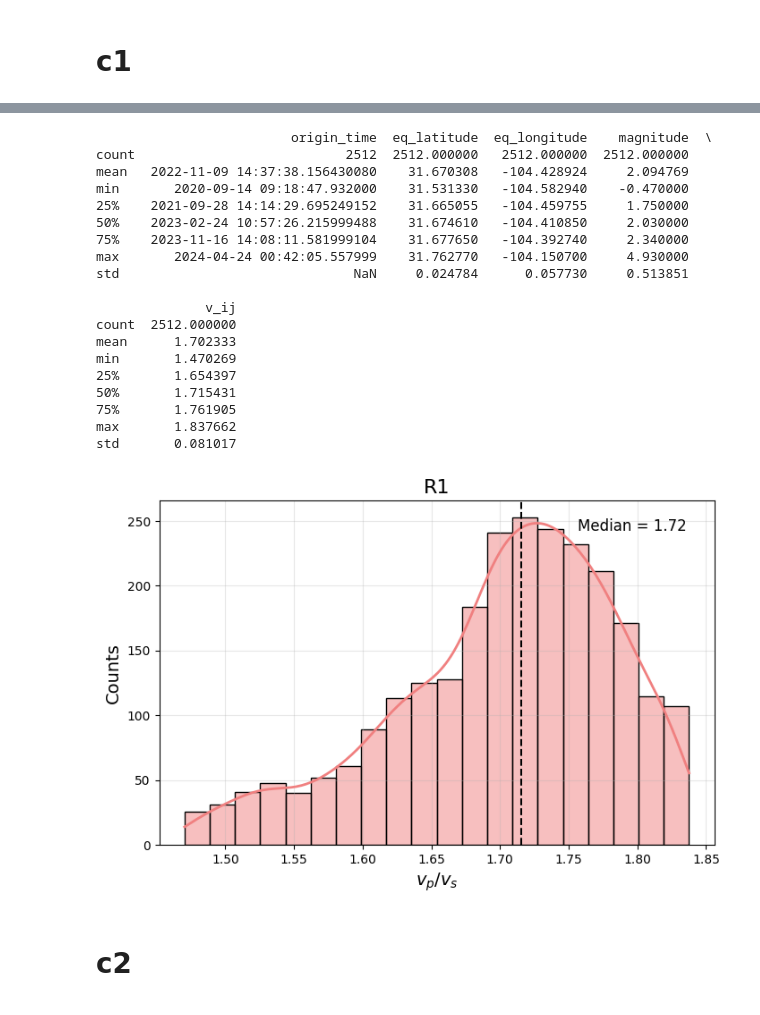
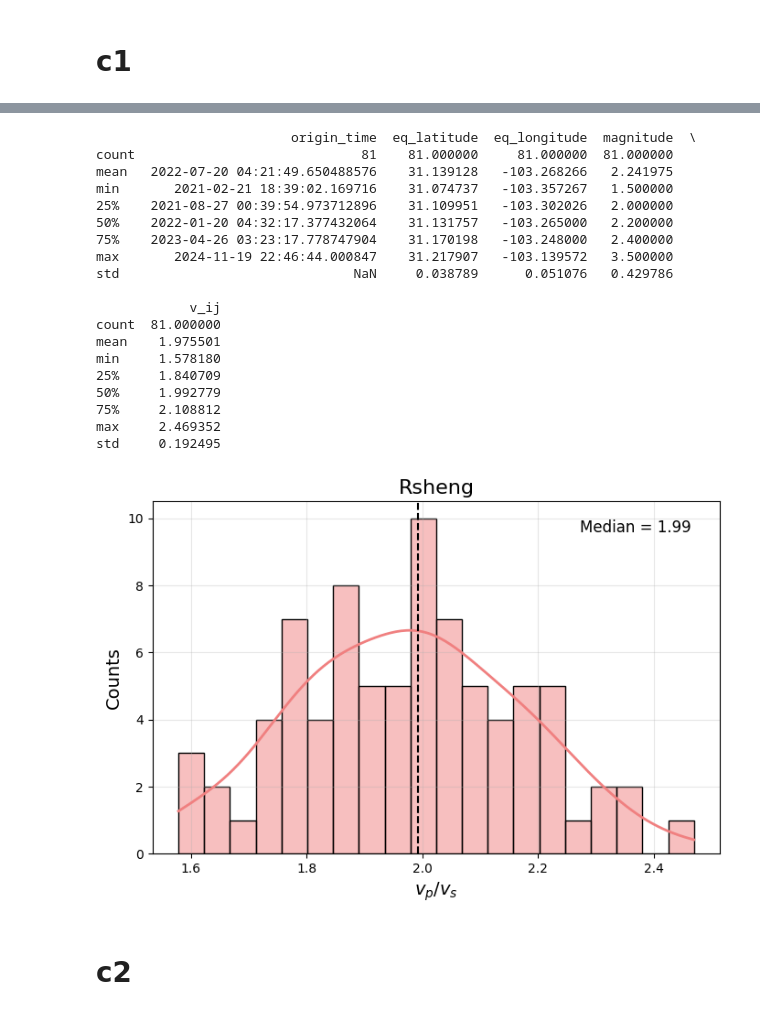
Before and after one commit to ecastillot/delaware, a Jupyter notebook: 10102024/script/vps/vps_regions_sheng.ipynb, the cells around one changed output, grey strips where cells are left out. Saved outputs shown, nothing was run; the diff lists cells and outputs as text; code cells hidden in the pictures.

Commit message:
enverus_v1+sheng+analysis

```diff
--- a/10102024/script/vps/vps.ipynb
+++ b/10102024/script/vps/vps_regions_sheng.ipynb
@@ -98,16 +98,16 @@ def plot_vij_histogram(vij_df, cluster,bins=20,output=None):
 # %% [markdown]
 # c1
 # %%
-c1 = "/home/emmanuel/ecastillo/dev/delaware/10102024/data_git/clusters/C1.bna"
-root = "/home/emmanuel/ecastillo/dev/delaware/10102024/data/eq/aoi/growclust"
-catalog_path = "/home/emmanuel/ecastillo/dev/delaware/10102024/data_git/clusters/eq_c1.csv"
-picks_path = "/home/emmanuel/ecastillo/dev/delaware/10102024/data/eq/aoi/growclust/picks.db"
+c1 = "/home/emmanuel/ecastillo/dev/delaware/10102024/data_git/clusters/sheng.bna"
+root = "/home/emmanuel/ecastillo/dev/delaware/10102024/data/eq/sheng"
+catalog_path = "/home/emmanuel/ecastillo/dev/delaware/10102024/data/eq/sheng/origin.csv"
+picks_path = "/home/emmanuel/ecastillo/dev/delaware/10102024/data/eq/sheng/picks.db"
 author = "growclust"
 proj = "EPSG:3857"
-stations_path = "/home/emmanuel/ecastillo/dev/delaware/10102024/data_git/stations/standard_stations.csv"
+stations_path = "/home/emmanuel/ecastillo/dev/delaware/10102024/data/stations/delaware_onlystations_160824.csv"
 
 stations = pd.read_csv(stations_path)
-stations_columns = ["network","station","latitude","longitude","elevation","x[km]","y[km]"]
+stations_columns = ["network","station","latitude","longitude","elevation"]
 stations = stations[stations_columns]
 stations["station_index"] = stations.index
 stations = Stations(data=stations,xy_epsg=proj)
@@ -119,7 +119,8 @@ c1 = list(zip(c1['lon'], c1['lat']))
 eqpicks = EQPicks(root,author=author,
                       xy_epsg=proj,
                       catalog_path=catalog_path,
-                      picks_path=picks_path
+                      picks_path=picks_path,
+                      catalog_header_line=1
                       )
 stations.filter_general_region(c1)
 cat,picks = eqpicks.get_catalog_with_picks(
@@ -159,36 +174,36 @@ Catalog | 4742 events
 # %%
-cluster = 1
+cluster = "sheng"
 
-output = os.path.join(dw_path,f"data_git/clusters/vps_c{cluster}.csv")
-cat.to_csv(output,index=False)
+# output = os.path.join(dw_path,f"data_git/clusters/vps_c{cluster}.csv")
+# cat.to_csv(output,index=False)
 
 Q1 = cat['v_ij'].quantile(0.10)
 Q3 = cat['v_ij'].quantile(0.90)
 iqr_cat = cat[(cat['v_ij'] >= Q1) & (cat['v_ij'] <= Q3)]
 print(iqr_cat.describe())
-output = os.path.join(dw_path,f"script/vps/vps_c{cluster}.png")
+output = f"/home/emmanuel/ecastillo/dev/delaware/10102024/figures/vps_station/{cluster}.png"
 plot_vij_histogram(iqr_cat,cluster,bins=20,output=output)
 # %% [output]
-                         origin_time  eq_latitude  eq_longitude    magnitude  \
-count                           2512  2512.000000   2512.000000  2512.000000
-mean   2022-11-09 14:37:38.156430080    31.670308   -104.428924     2.094769
-min       2020-09-14 09:18:47.932000    31.531330   -104.582940    -0.470000
-25%    2021-09-28 14:14:29.695249152    31.665055   -104.459755     1.750000
-50%    2023-02-24 10:57:26.215999488    31.674610   -104.410850     2.030000
-75%    2023-11-16 14:08:11.581999104    31.677650   -104.392740     2.340000
-max       2024-04-24 00:42:05.557999    31.762770   -104.150700     4.930000
-std                              NaN     0.024784      0.057730     0.513851
+                         origin_time  eq_latitude  eq_longitude  magnitude  \
+count                             81    81.000000     81.000000  81.000000
+mean   2022-07-20 04:21:49.650488576    31.139128   -103.268266   2.241975
+min       2021-02-21 18:39:02.169716    31.074737   -103.357267   1.500000
+25%    2021-08-27 00:39:54.973712896    31.109951   -103.302026   2.000000
+50%    2022-01-20 04:32:17.377432064    31.131757   -103.265000   2.200000
+75%    2023-04-26 03:23:17.778747904    31.170198   -103.248000   2.400000
+max       2024-11-19 22:46:44.000847    31.217907   -103.139572   3.500000
+std                              NaN     0.038789      0.051076   0.429786
 
-              v_ij
-count  2512.000000
-mean      1.702333
-min       1.470269
-25%       1.654397
-50%       1.715431
-75%       1.761905
-max       1.837662
-std       0.081017
+            v_ij
+count  81.000000
+mean    1.975501
+min     1.578180
+25%     1.840709
+50%     1.992779
+75%     2.108812
+max     2.469352
+std     0.192495
-[figure, old version]
+[figure, new version]
 # %% [markdown]
 # c2
 # %%
```
Also changed, not shown: parts of 1 cell of this notebook, 33 other files.
